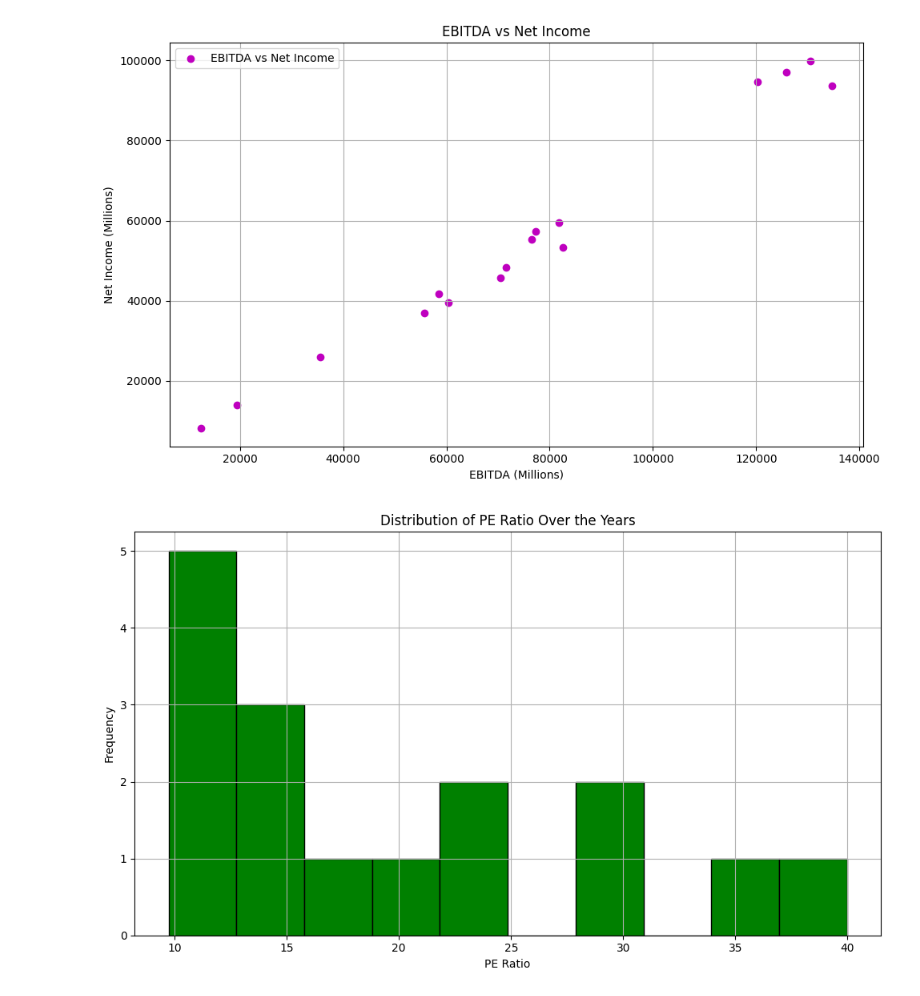
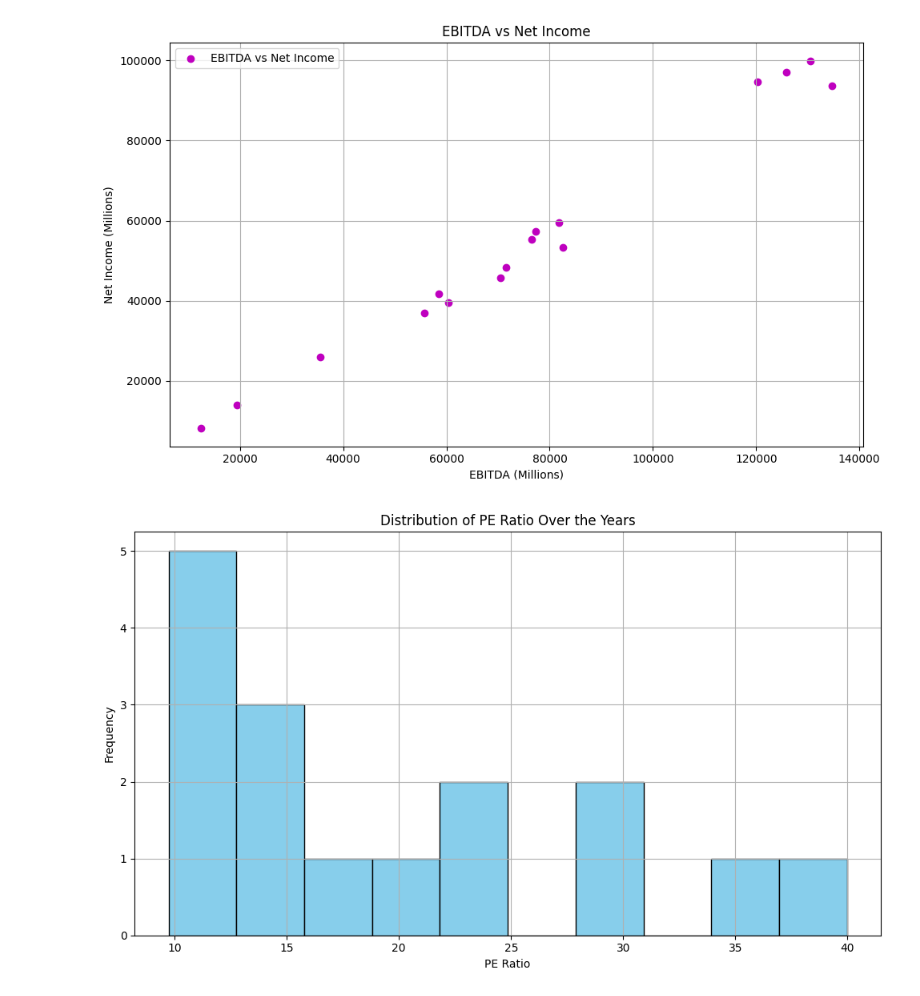
Before and after one commit to Rajkumar3754/Apple-Financial-Analysis, a Jupyter notebook: apple.ipynb, the cells around one changed output. Cells and saved outputs as stored; diff of their text form; code cells hidden in the pictures.

```diff
--- a/apple.ipynb
+++ b/apple.ipynb
@@ -79,12 +79,12 @@ plt.show()
 # %%
 # Plot 5: Histogram of PE Ratio Distribution
 plt.figure(figsize=(10, 6))
-plt.hist(df['PE ratio'], bins=10, color='g', edgecolor='black')
+plt.hist(df['PE ratio'], bins=10 ,color='skyblue', edgecolor='black')
 plt.xlabel('PE Ratio')
 plt.ylabel('Frequency')
 plt.title('Distribution of PE Ratio Over the Years')
 plt.grid(True)
 plt.tight_layout()
 plt.show()
 # %% [output]
-[figure, old version]
+[figure, new version]
```
Also changed, not shown: parts of 1 cell of this notebook.
